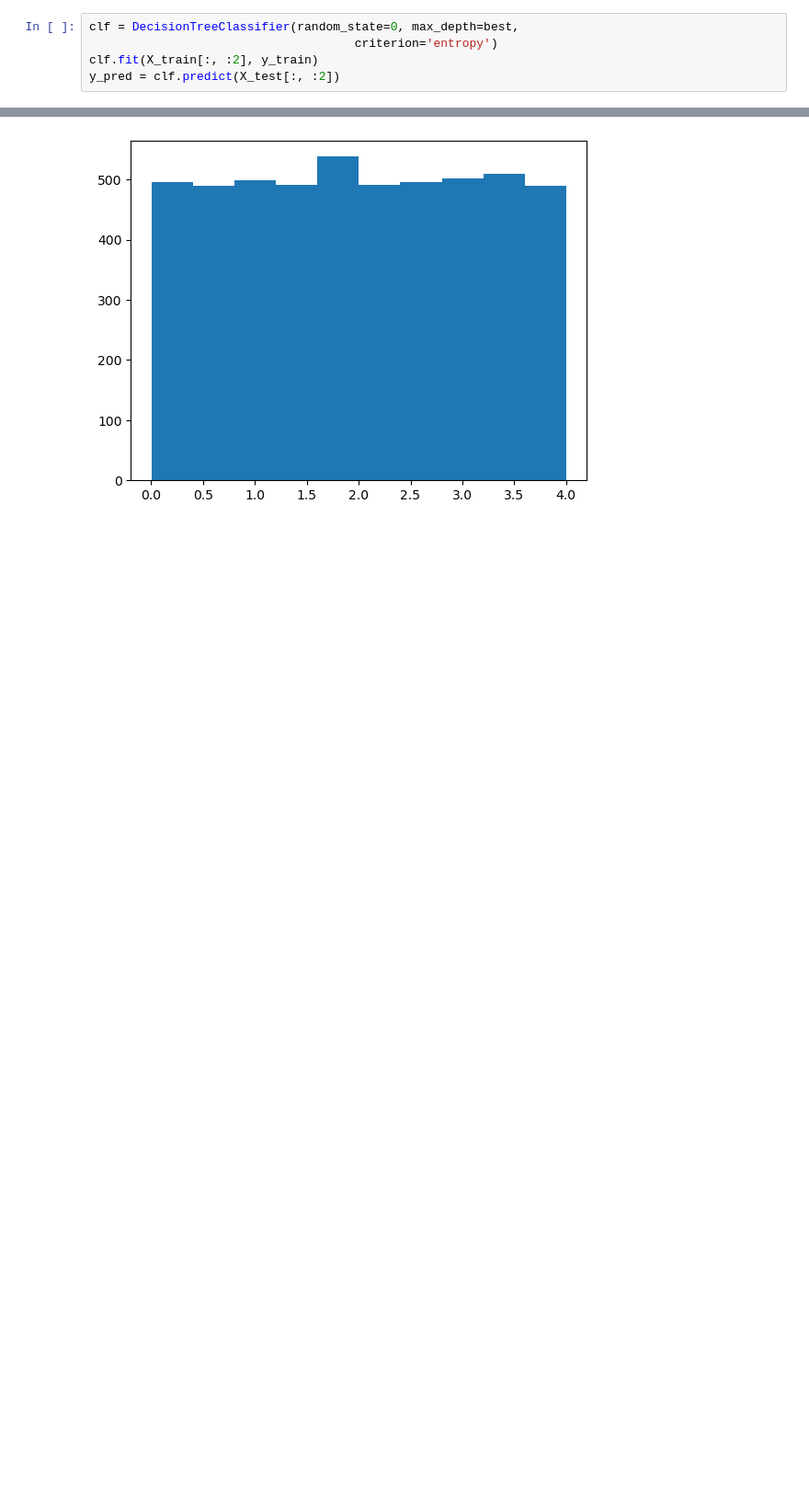
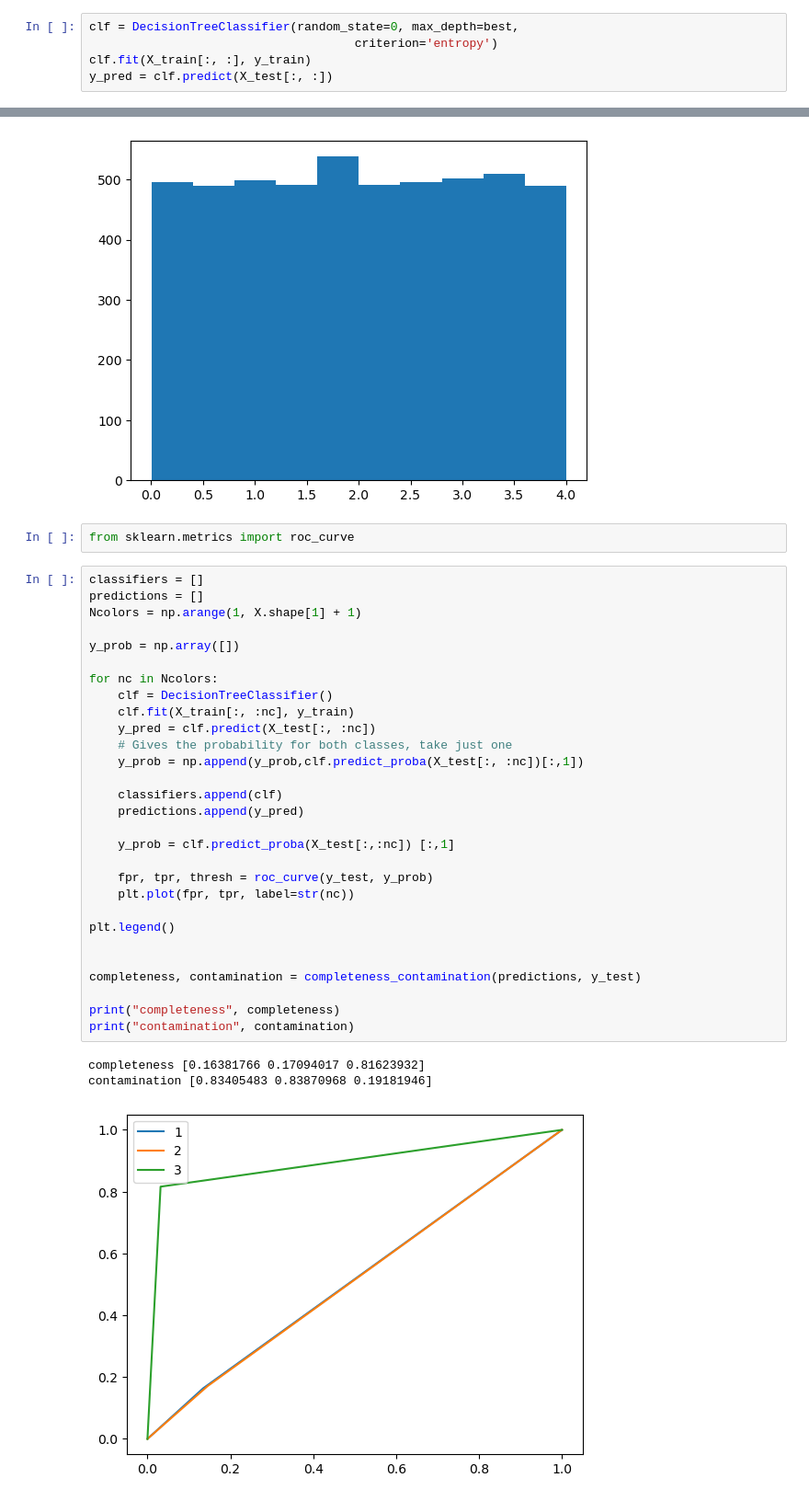
Before and after one commit to ebianchi803/astrostatistics_bicocca_2026, a Jupyter notebook: working/L20.ipynb, the cells around one changed output, grey strips where cells are left out. Shown at 92% size. Drawn from its saved outputs; the diff is of its cells as text; blank space fills up the shorter version.

```diff
--- a/working/L20.ipynb
+++ b/working/L20.ipynb
@@ -199,5 +186,5 @@ best parameter choice: 4
 # %%
 clf = DecisionTreeClassifier(random_state=0, max_depth=best,
                                      criterion='entropy')
-clf.fit(X_train[:, :2], y_train)
-y_pred = clf.predict(X_test[:, :2])
+clf.fit(X_train[:, :], y_train)
+y_pred = clf.predict(X_test[:, :])
@@ -252,3 +258,38 @@ plt.hist(X_test[:,2])
         3.99995915]),
  <BarContainer object of 10 artists>)
 [figure]
+# %%
+from sklearn.metrics import roc_curve
+# %%
+classifiers = []
+predictions = []
+Ncolors = np.arange(1, X.shape[1] + 1)
+
+y_prob = np.array([])
+
+for nc in Ncolors:
+    clf = DecisionTreeClassifier()
+    clf.fit(X_train[:, :nc], y_train)
+    y_pred = clf.predict(X_test[:, :nc])
+    # Gives the probability for both classes, take just one
+    y_prob = np.append(y_prob,clf.predict_proba(X_test[:, :nc])[:,1])
+
+    classifiers.append(clf)
+    predictions.append(y_pred)
+
+    y_prob = clf.predict_proba(X_test[:,:nc]) [:,1]
+
+    fpr, tpr, thresh = roc_curve(y_test, y_prob)
+    plt.plot(fpr, tpr, label=str(nc))
+
+plt.legend()
+
+
+completeness, contamination = completeness_contamination(predictions, y_test)
+
+print("completeness", completeness)
+print("contamination", contamination)
+# %% [output]
+completeness [0.16381766 0.17094017 0.81623932]
+contamination [0.83405483 0.83870968 0.19181946]
+[figure, added]
```
Also changed, not shown: parts of 5 cells of this notebook.
